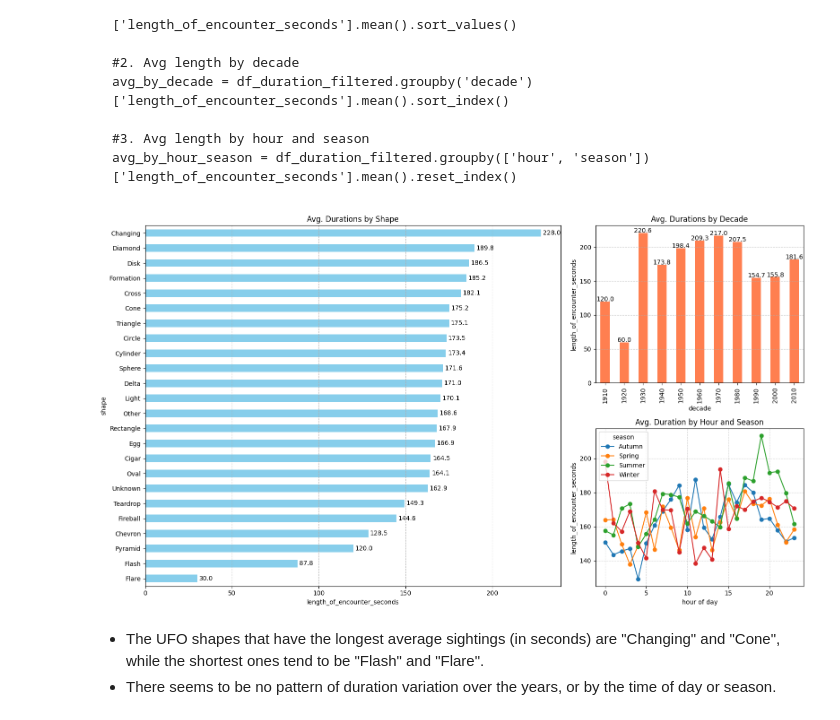
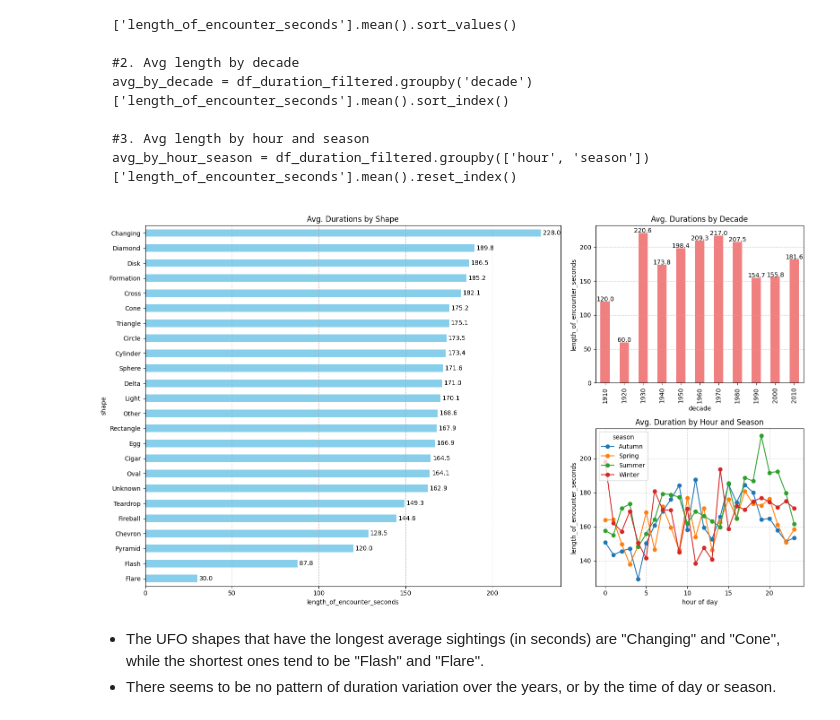
Before and after one commit to brisson0916/ufo_sightings_analysis_tableau, a Jupyter notebook: analysis_plot_graph.ipynb, the cells around one changed output. Saved outputs shown, nothing was run; the diff lists cells and outputs as text; code cells hidden in the pictures.

```diff
--- a/analysis_plot_graph.ipynb
+++ b/analysis_plot_graph.ipynb
@@ -395,7 +377,6 @@ FROM ufo_sightings
 GROUP BY FLOOR(year / 10) * 10, ufo_shape
 ORDER BY decade, count DESC;
 """.format(','.join([f"'{shape}'" for shape in top_shapes_list]))
-
 df_decade_shapes = pd.read_sql(query_decade_shapes, con=engine)
 
 # Pivot the data for easier plotting
@@ -412,11 +393,10 @@ for i, shape in enumerate(top_shapes_list):
 
         # Add data labels for each decade point
         for decade, count in zip(df_pivot_decade.index, df_pivot_decade[shape]):
-            if count > 0:
-                ax1.annotate(f'{int(count)}', (decade, count),
-                           textcoords="offset points", xytext=(0,8),
-                           ha='center', va='bottom', fontsize=7,
-                           color=colors[i], alpha=0.8)
+            ax1.annotate(f'{int(count)}', (decade, count),
+                        textcoords="offset points", xytext=(0,8),
+                        ha='center', va='bottom', fontsize=7,
+                        color='black', alpha=0.8)
 
 ax1.set_xlabel('Decade', fontsize=12, fontweight='bold')
 ax1.set_ylabel('Number of Sightings (Log Scale)', fontsize=12, fontweight='bold')
@@ -428,7 +408,7 @@ ax1.legend(title='UFO Shapes', title_fontsize=10, fontsize=9,
 ax1.grid(True, alpha=0.3)
 ax1.set_xticks(df_pivot_decade.index)
 
-# Format x-axis labels to show decades values
+# add x-axis labels for decades values
 decade_labels = [f"{int(decade)}s" for decade in df_pivot_decade.index]
 ax1.set_xticklabels(decade_labels)
 
@@ -614,35 +593,35 @@ gs = gridspec.GridSpec(2, 2, width_ratios=[2, 1])
 ax1 = fig.add_subplot(gs[:, 0])
 avg_by_shape.plot(kind='barh', ax=ax1, color='skyblue')
 ax1.set_xlabel('length_of_encounter_seconds')
 ax1.set_ylabel('shape')
 ax1.set_title('Avg. Durations by Shape')
 for i, v in enumerate(avg_by_shape):
     ax1.text(v + 1, i, f"{v:.1f}", va='center')
 ax1.grid(axis='x', linestyle='--', alpha=0.7)
 
 # Plot 2: Avg length by decade
 ax2 = fig.add_subplot(gs[0, 1])
-avg_by_decade.plot(kind='bar', ax=ax2, color='coral')
+avg_by_decade.plot(kind='bar', ax=ax2, color='lightcoral')
 ax2.set_xlabel('decade')
 ax2.set_ylabel('length_of_encounter_seconds')
 ax2.set_title('Avg. Durations by Decade')
 for i, v in enumerate(avg_by_decade):
     ax2.text(i, v + 0.5, f"{v:.1f}", ha='center')
 ax2.grid(axis='y', linestyle='--', alpha=0.7)
 
 # Plot 3: Avg length by hour and season
 ax3 = fig.add_subplot(gs[1, 1])
 pivot_hour_season.plot(ax=ax3, marker='o')
 ax3.set_xlabel('hour of day')
 ax3.set_ylabel('length_of_encounter_seconds')
 ax3.set_title('Avg. Duration by Hour and Season')
 ax3.grid(True, linestyle='--', alpha=0.5)
 ax3.legend(title='season')
 
 plt.tight_layout()
 plt.show()
 # %% [output]
-[figure, old version]
+[figure, new version]
 # %% [markdown]
 - The UFO shapes that have the longest average sightings (in seconds) are "Changing" and "Cone", while the shortest ones tend to be "Flash" and "Flare".
 - There seems to be no pattern of duration variation over the years, or by the time of day or season.
```
Also changed, not shown: parts of 7 cells of this notebook, 1 other file.
